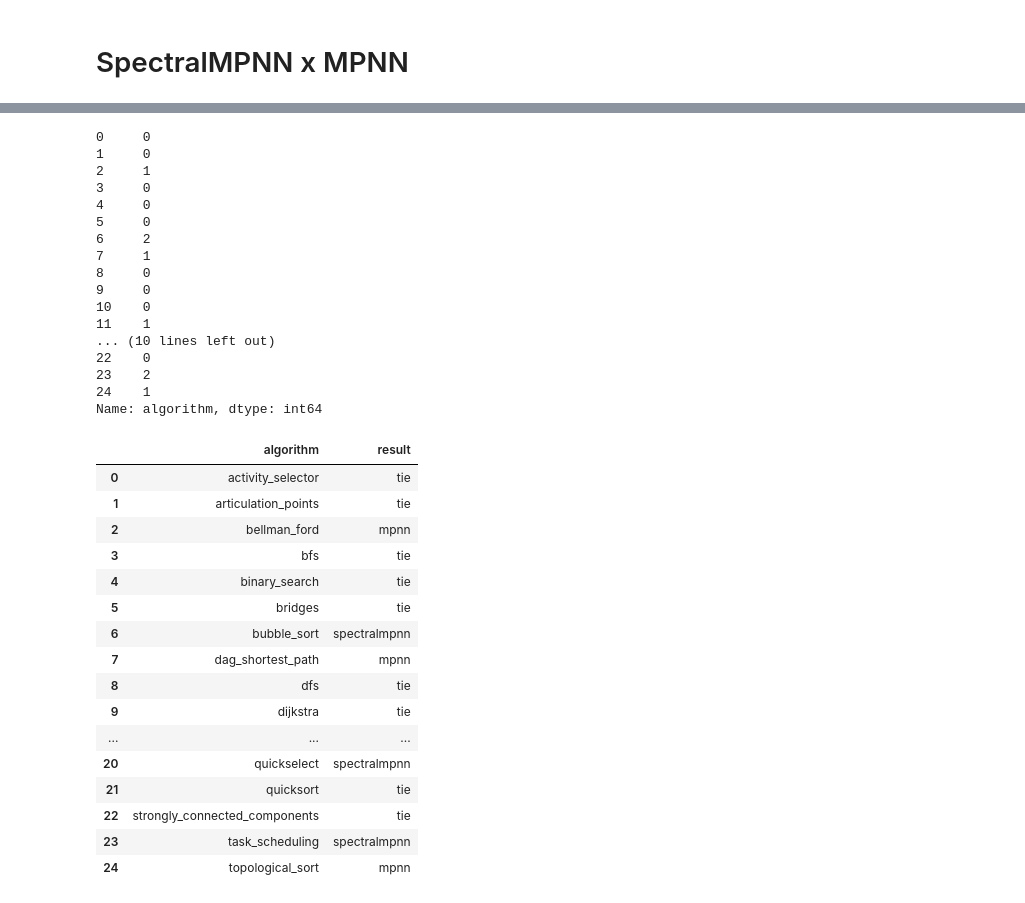
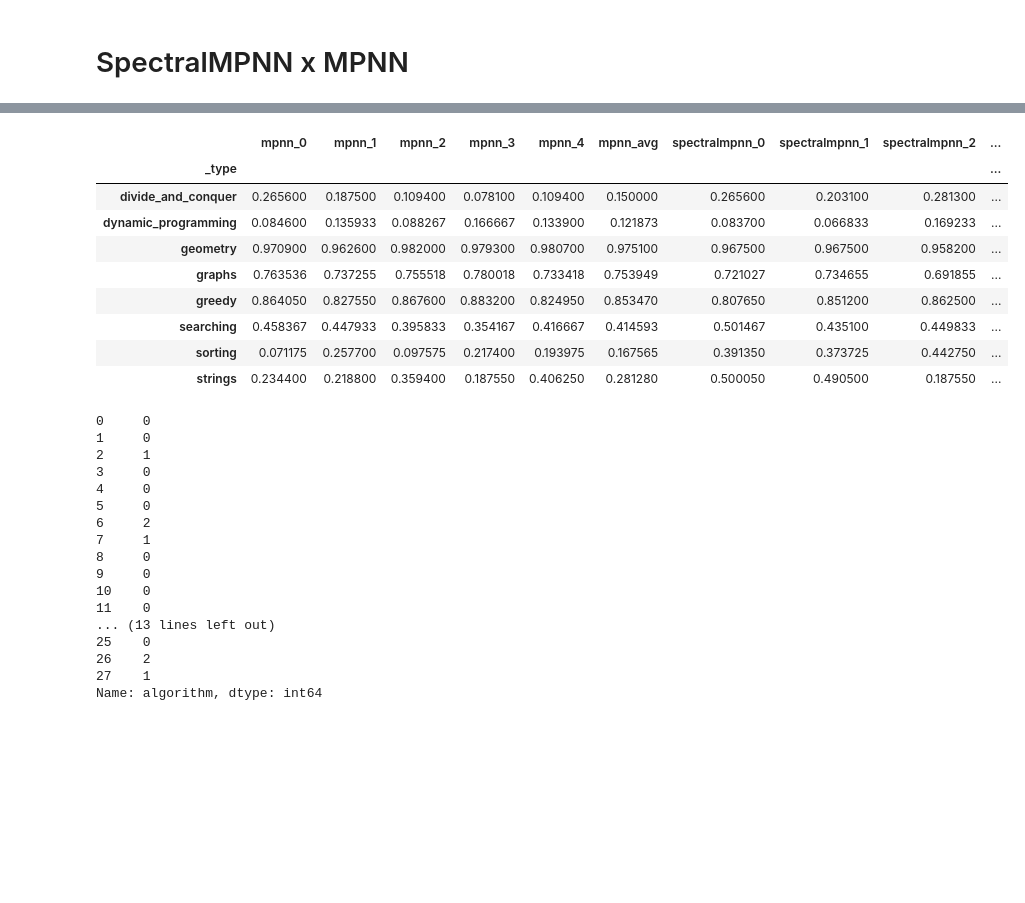
Before and after one commit to ronaldalbrt/algo_reasoning, a Jupyter notebook: notebooks/verify_spectral_architectures.ipynb, the cells around one changed output, grey strips where cells are left out. Cells and saved outputs as stored; diff of their text form; code cells hidden in the pictures; blank space fills up the shorter version.

Commit message:
:sparkles: Add std test to verify spectral architectures

```diff
--- a/notebooks/verify_spectral_architectures.ipynb
+++ b/notebooks/verify_spectral_architectures.ipynb
@@ -285,3 +285,35 @@ comparison_df[["mpnn_avg", "spectralmpnn_avg"]]
+# %%
+type_dict = {
+    "divide_and_conquer": ["find_maximum_subarray_kadane"],
+    "dynamic_programming": ["matrix_chain_order", "lcs_length", "optimal_bst"],
+    "geometry": ["segments_intersect", "graham_scan", "jarvis_march"],
+    "graphs": ["dfs", "bfs", "topological_sort", "articulation_points", "bridges", "strongly_connected_components", "mst_kruskal", "mst_prim", "bellman_ford", "dijkstra", "dag_shortest_paths", "floyd_warshall"],
+    "greedy": ["activity_selector", "task_scheduling"],
+    "searching": ["minimum", "binary_search", "quickselect"],
+    "sorting": ["insertion_sort", "bubble_sort", "heapsort", "quicksort"],
+    "strings": ["naive_string_matcher", "kmp_matcher"]
+}
+
+def get_algo_type(algo):
+    for _type in type_dict.keys():
+        print
+        if algo in type_dict[_type]:
+            return _type
+
+comparison_df["_type"] = comparison_df.algorithm.apply(get_algo_type)
+agg_df = comparison_df[comparison_df.columns.difference(['algorithm'])].groupby(['_type']).mean()
+agg_df
+# %% [output]
+|  | mpnn_0 | mpnn_1 | mpnn_2 | mpnn_3 | mpnn_4 | mpnn_avg | spectralmpnn_0 | spectralmpnn_1 | spectralmpnn_2 | ... |
+| _type |  |  |  |  |  |  |  |  |  | ... |
+| divide_and_conquer | 0.265600 | 0.187500 | 0.109400 | 0.078100 | 0.109400 | 0.150000 | 0.265600 | 0.203100 | 0.281300 | ... |
+| dynamic_programming | 0.084600 | 0.135933 | 0.088267 | 0.166667 | 0.133900 | 0.121873 | 0.083700 | 0.066833 | 0.169233 | ... |
+| geometry | 0.970900 | 0.962600 | 0.982000 | 0.979300 | 0.980700 | 0.975100 | 0.967500 | 0.967500 | 0.958200 | ... |
+| graphs | 0.763536 | 0.737255 | 0.755518 | 0.780018 | 0.733418 | 0.753949 | 0.721027 | 0.734655 | 0.691855 | ... |
+| greedy | 0.864050 | 0.827550 | 0.867600 | 0.883200 | 0.824950 | 0.853470 | 0.807650 | 0.851200 | 0.862500 | ... |
+| searching | 0.458367 | 0.447933 | 0.395833 | 0.354167 | 0.416667 | 0.414593 | 0.501467 | 0.435100 | 0.449833 | ... |
+| sorting | 0.071175 | 0.257700 | 0.097575 | 0.217400 | 0.193975 | 0.167565 | 0.391350 | 0.373725 | 0.442750 | ... |
+| strings | 0.234400 | 0.218800 | 0.359400 | 0.187550 | 0.406250 | 0.281280 | 0.500050 | 0.490500 | 0.187550 | ... |
 # %%
 from scipy.stats import mannwhitneyu
 
@@ -297,7 +329,8 @@ def apply_mannwhitneyu(ls1, ls2):
     return gt_avg if res.pvalue < 0.05 else 0
 
 mannwhitneyu_result = pd.Series(comparison_df["algorithm"].apply(lambda algo: apply_mannwhitneyu(mpnn_results_list[algo], spectralmpnn_results_list[algo])))
-mannwhitneyu_result
+comparison_df["result"] = mannwhitneyu_result.apply(lambda x: "tie" if x == 0 else ("mpnn" if x == 1 else "spectralmpnn"))
+comparison_df[["algorithm", "result"]]
 # %% [output]
 0     0
 1     0
@@ -310,30 +343,9 @@ mannwhitneyu_result
 8     0
 9     0
 10    0
-11    1
-... (10 lines left out)
-22    0
-23    2
-24    1
+11    0
+... (13 lines left out)
+25    0
+26    2
+27    1
 Name: algorithm, dtype: int64
-# %%
-comparison_df["result"] = mannwhitneyu_result.apply(lambda x: "tie" if x == 0 else ("mpnn" if x == 1 else "spectralmpnn"))
-comparison_df[["algorithm", "result"]]
-# %% [output]
-|  | algorithm | result |
-| 0 | activity_selector | tie |
-| 1 | articulation_points | tie |
-| 2 | bellman_ford | mpnn |
-| 3 | bfs | tie |
-| 4 | binary_search | tie |
-| 5 | bridges | tie |
-| 6 | bubble_sort | spectralmpnn |
-| 7 | dag_shortest_path | mpnn |
-| 8 | dfs | tie |
-| 9 | dijkstra | tie |
-| ... | ... | ... |
-| 20 | quickselect | spectralmpnn |
-| 21 | quicksort | tie |
-| 22 | strongly_connected_components | tie |
-| 23 | task_scheduling | spectralmpnn |
-| 24 | topological_sort | mpnn |
```
Also changed, not shown: parts of 3 cells of this notebook, 1 other file.
